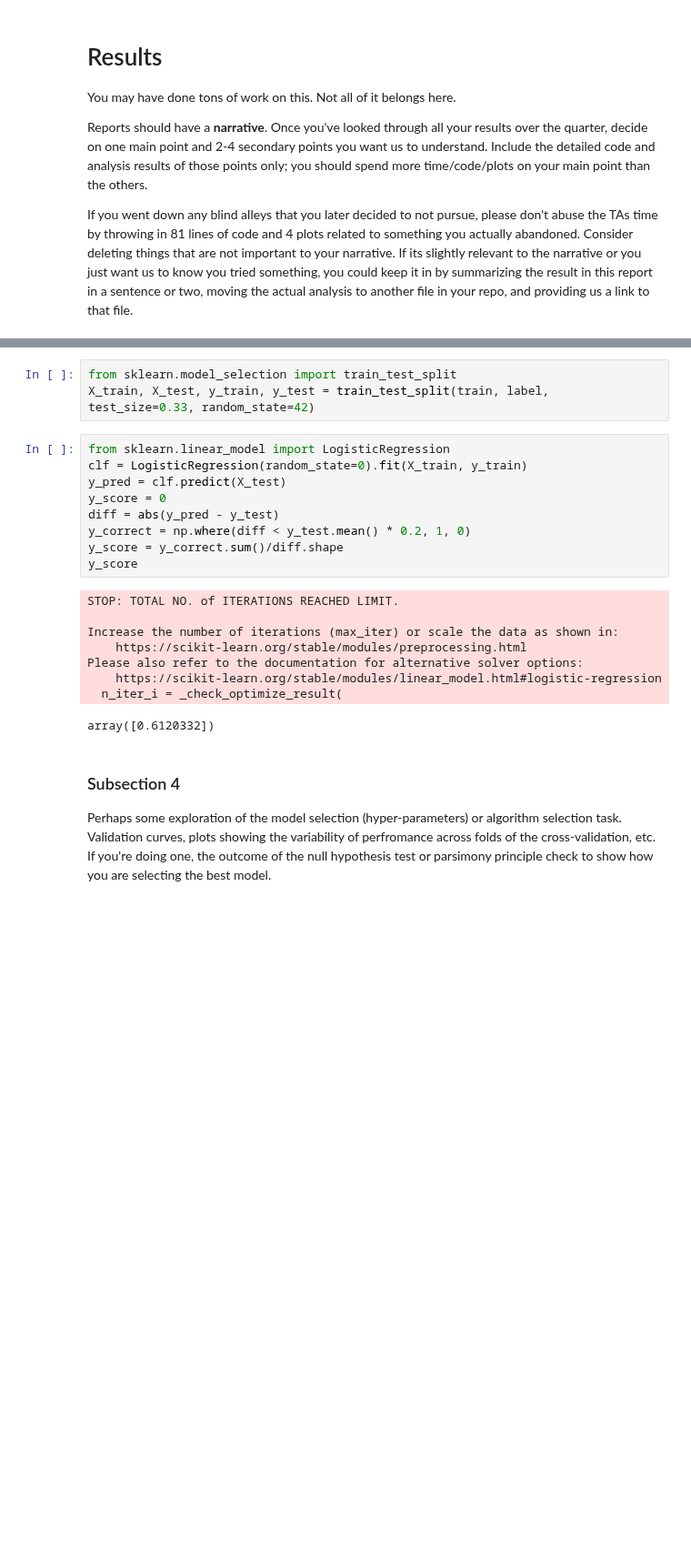
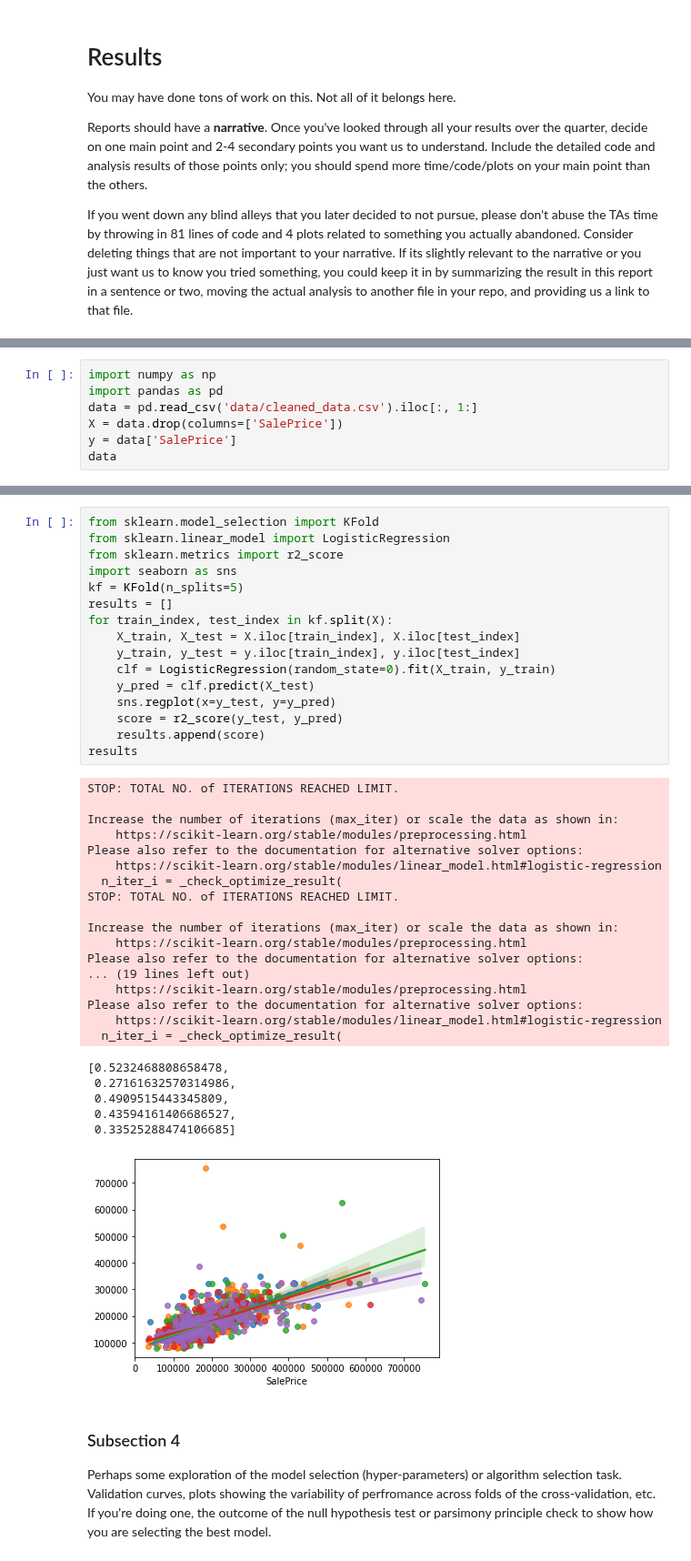
Before and after one commit to COGS118A/Group047-Sp22, a Jupyter notebook: FinalProject_group047.ipynb, the cells around one changed output, grey strips where cells are left out. Shown at 91% size. Saved outputs shown, nothing was run; the diff lists cells and outputs as text; blank space fills up the shorter version.

Commit message:
logistic-cross validation&visualization

```diff
--- a/FinalProject_group047.ipynb
+++ b/FinalProject_group047.ipynb
@@ -113,3 +117,10 @@ A similar data cleaning procedure is done for categorical features. For those fe
 are the remaining features that we will use for final task. For categorical features, we will transform them into numerical ones by using onehot encoding.
 
 **All related code for data cleaning is provided in data_processing_v2.ipynb notebook for space saving reasons**
+# %%
+import numpy as np
+import pandas as pd
+data = pd.read_csv('data/cleaned_data.csv').iloc[:, 1:]
+X = data.drop(columns=['SalePrice'])
+y = data['SalePrice']
+data
@@ -122,24 +147,43 @@ Our chosen base model is a logistic regression.
-# %%
-from sklearn.model_selection import train_test_split
-X_train, X_test, y_train, y_test = train_test_split(train, label, test_size=0.33, random_state=42)
-# %%
-from sklearn.linear_model import LogisticRegression
-clf = LogisticRegression(random_state=0).fit(X_train, y_train)
-y_pred = clf.predict(X_test)
-y_score = 0
-diff = abs(y_pred - y_test)
-y_correct = np.where(diff < y_test.mean() * 0.2, 1, 0)
-y_score = y_correct.sum()/diff.shape
-y_score
-# %% [output]
-STOP: TOTAL NO. of ITERATIONS REACHED LIMIT.
-
-Increase the number of iterations (max_iter) or scale the data as shown in:
-    https://scikit-learn.org/stable/modules/preprocessing.html
-Please also refer to the documentation for alternative solver options:
-    https://scikit-learn.org/stable/modules/linear_model.html#logistic-regression
-  n_iter_i = _check_optimize_result(
-array([0.6120332])
+# %%
+from sklearn.model_selection import KFold
+from sklearn.linear_model import LogisticRegression
+from sklearn.metrics import r2_score
+import seaborn as sns
+kf = KFold(n_splits=5)
+results = []
+for train_index, test_index in kf.split(X):
+    X_train, X_test = X.iloc[train_index], X.iloc[test_index]
+    y_train, y_test = y.iloc[train_index], y.iloc[test_index]
+    clf = LogisticRegression(random_state=0).fit(X_train, y_train)
+    y_pred = clf.predict(X_test)
+    sns.regplot(x=y_test, y=y_pred)
+    score = r2_score(y_test, y_pred)
+    results.append(score)
+results
+# %% [output]
+STOP: TOTAL NO. of ITERATIONS REACHED LIMIT.
+
+Increase the number of iterations (max_iter) or scale the data as shown in:
+    https://scikit-learn.org/stable/modules/preprocessing.html
+Please also refer to the documentation for alternative solver options:
+    https://scikit-learn.org/stable/modules/linear_model.html#logistic-regression
+  n_iter_i = _check_optimize_result(
+STOP: TOTAL NO. of ITERATIONS REACHED LIMIT.
+
+Increase the number of iterations (max_iter) or scale the data as shown in:
+    https://scikit-learn.org/stable/modules/preprocessing.html
+Please also refer to the documentation for alternative solver options:
+... (19 lines left out)
+    https://scikit-learn.org/stable/modules/preprocessing.html
+Please also refer to the documentation for alternative solver options:
+    https://scikit-learn.org/stable/modules/linear_model.html#logistic-regression
+  n_iter_i = _check_optimize_result(
+[0.5232468808658478,
+ 0.27161632570314986,
+ 0.4909515443345809,
+ 0.43594161406686527,
+ 0.33525288474106685]
+[figure, added]
 # %% [markdown]
 ### Subsection 4
 
```
Also changed, not shown: parts of 12 cells of this notebook, 2 other files.
